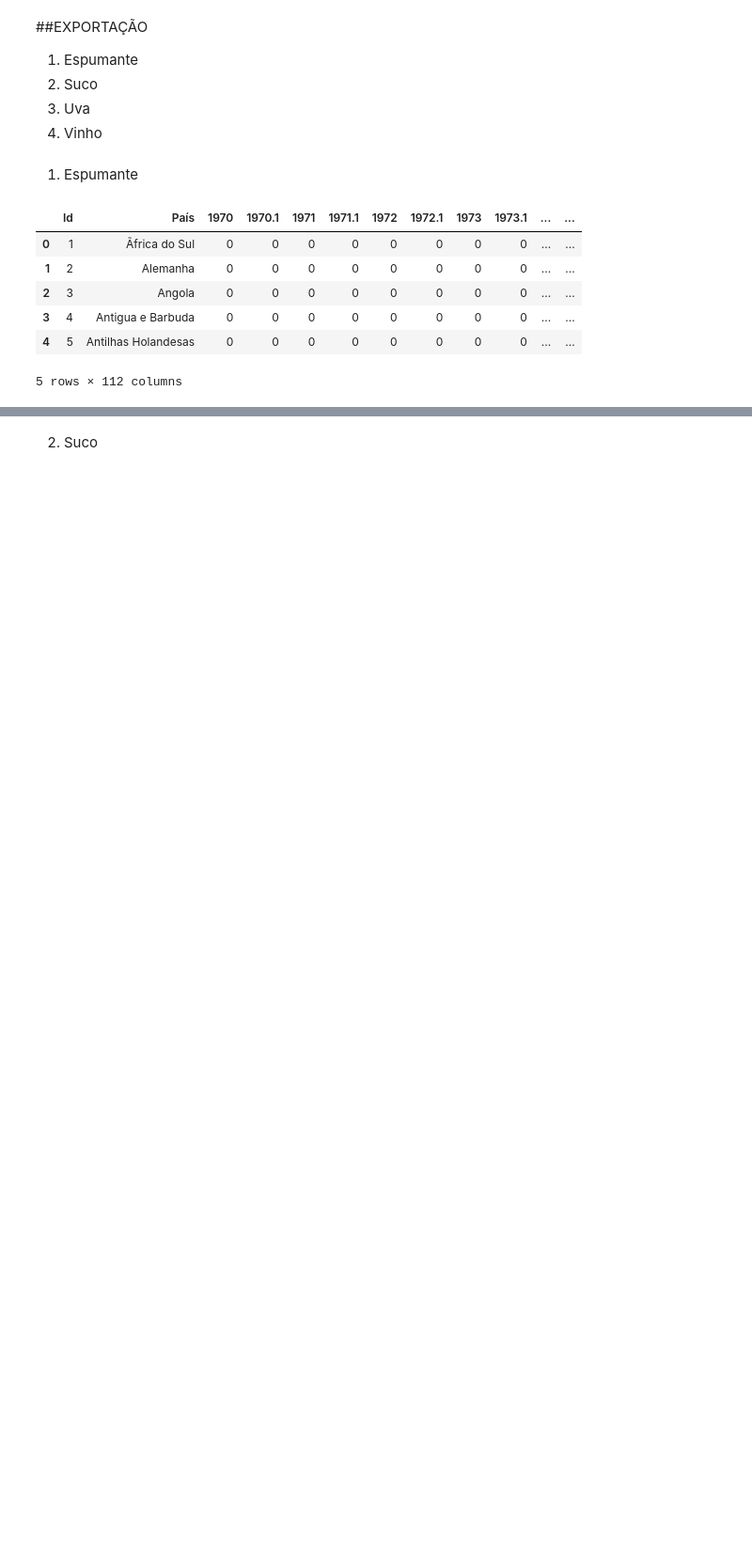
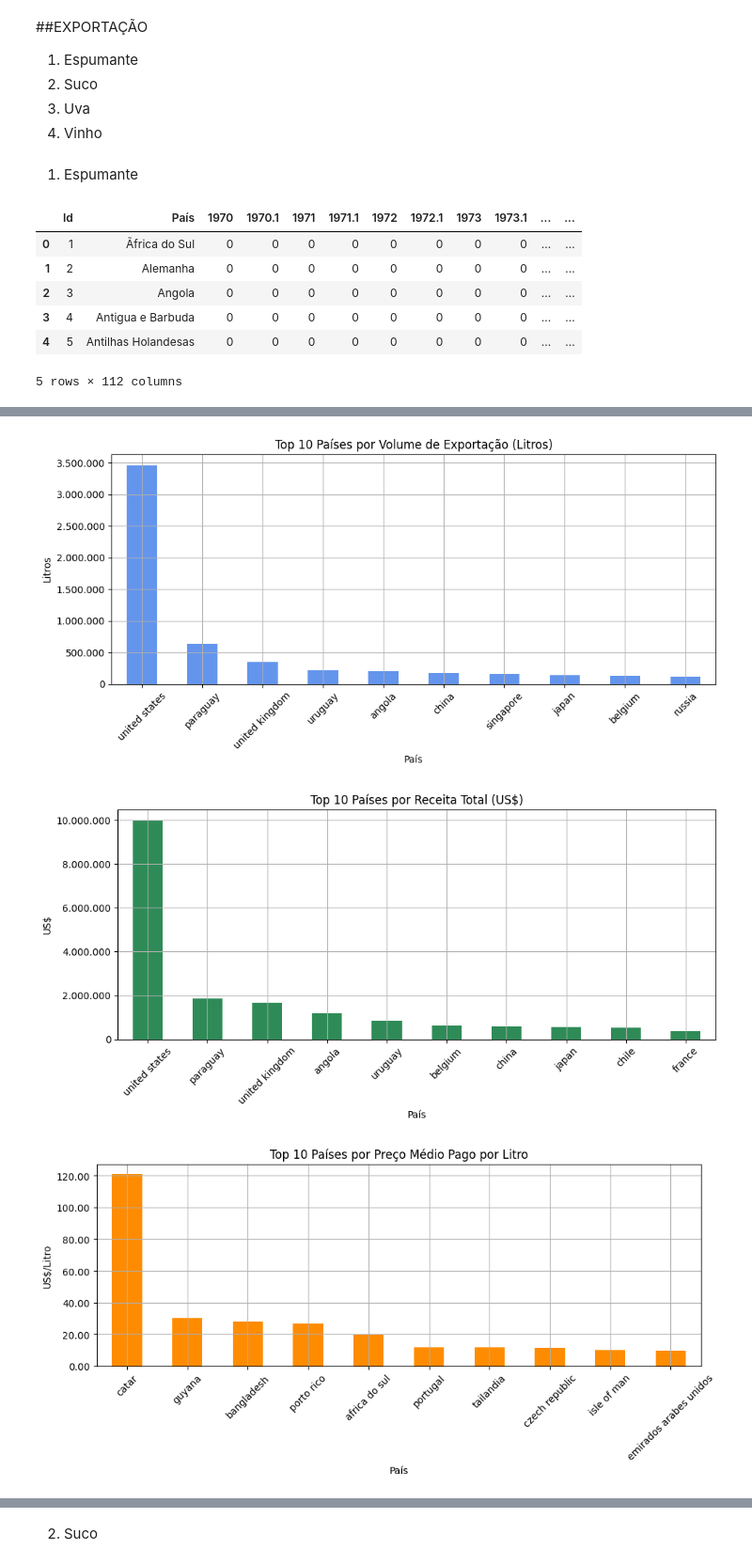
Before and after one commit to jaqueantunes/export_uva, a Jupyter notebook: PosFIAP_Export.ipynb, the cells around one changed output, grey strips where cells are left out. Shown at 94% size. Drawn from its saved outputs; the diff is of its cells as text; code cells hidden in the pictures; blank space fills up the shorter version.

```diff
--- a/PosFIAP_Export.ipynb
+++ b/PosFIAP_Export.ipynb
@@ -188,0 +303,62 @@ D2.head()
+# %%
+import matplotlib.pyplot as plt
+import matplotlib.ticker as ticker
+
+# 1. Top 10 países por volume
+top_litros = df_comb.groupby('País')['Litros'].sum().sort_values(ascending=False).head(10)
+
+plt.figure(figsize=(10, 5))
+top_litros.plot(kind='bar', color='cornflowerblue')
+plt.title('Top 10 Países por Volume de Exportação (Litros)')
+plt.ylabel('Litros')
+plt.xlabel('País')
+plt.xticks(rotation=45)
+plt.grid(True)
+plt.gca().yaxis.set_major_formatter(ticker.FuncFormatter(lambda x, _: f'{int(x):,}'.replace(',', '.')))
+plt.tight_layout()
+plt.show()
+
+# 2. Top 10 países por receita total
+top_valor = df_comb.groupby('País')['Valor_USD'].sum().sort_values(ascending=False).head(10)
+
+plt.figure(figsize=(10, 5))
+top_valor.plot(kind='bar', color='seagreen')
+plt.title('Top 10 Países por Receita Total (US$)')
+plt.ylabel('US$')
+plt.xlabel('País')
+plt.xticks(rotation=45)
+plt.grid(True)
+plt.gca().yaxis.set_major_formatter(ticker.FuncFormatter(lambda x, _: f'{int(x):,}'.replace(',', '.')))
+plt.tight_layout()
+plt.show()
+
+# 3. Top 10 países que mais pagam por litro
+top_preco = df_comb.groupby('País')['USD_por_Litro'].mean().sort_values(ascending=False).head(10)
+
+plt.figure(figsize=(10, 5))
+top_preco.plot(kind='bar', color='darkorange')
+plt.title('Top 10 Países por Preço Médio Pago por Litro')
+plt.ylabel('US$/Litro')
+plt.xlabel('País')
+plt.xticks(rotation=45)
+plt.grid(True)
+plt.gca().yaxis.set_major_formatter(ticker.FuncFormatter(lambda x, _: f'{x:,.2f}'.replace(',', '.')))
+plt.tight_layout()
+plt.show()
+
+# 4. Tendência anual de exportações totais (em litros)
+tendencia_anos = df_comb.groupby('Ano')['Litros'].sum()
+
+plt.figure(figsize=(10, 5))
+tendencia_anos.plot(marker='o', color='mediumpurple')
+plt.title('Tendência Anual das Exportações de Vinho (Litros Totais)')
+plt.ylabel('Litros Exportados')
+plt.xlabel('Ano')
+plt.grid(True)
+plt.gca().yaxis.set_major_formatter(ticker.FuncFormatter(lambda x, _: f'{int(x):,}'.replace(',', '.')))
+plt.tight_layout()
+plt.show()
+# %% [output]
+[figure, added]
+[figure, added]
+[figure, added]
```
Also changed, not shown: parts of 56 cells of this notebook.
